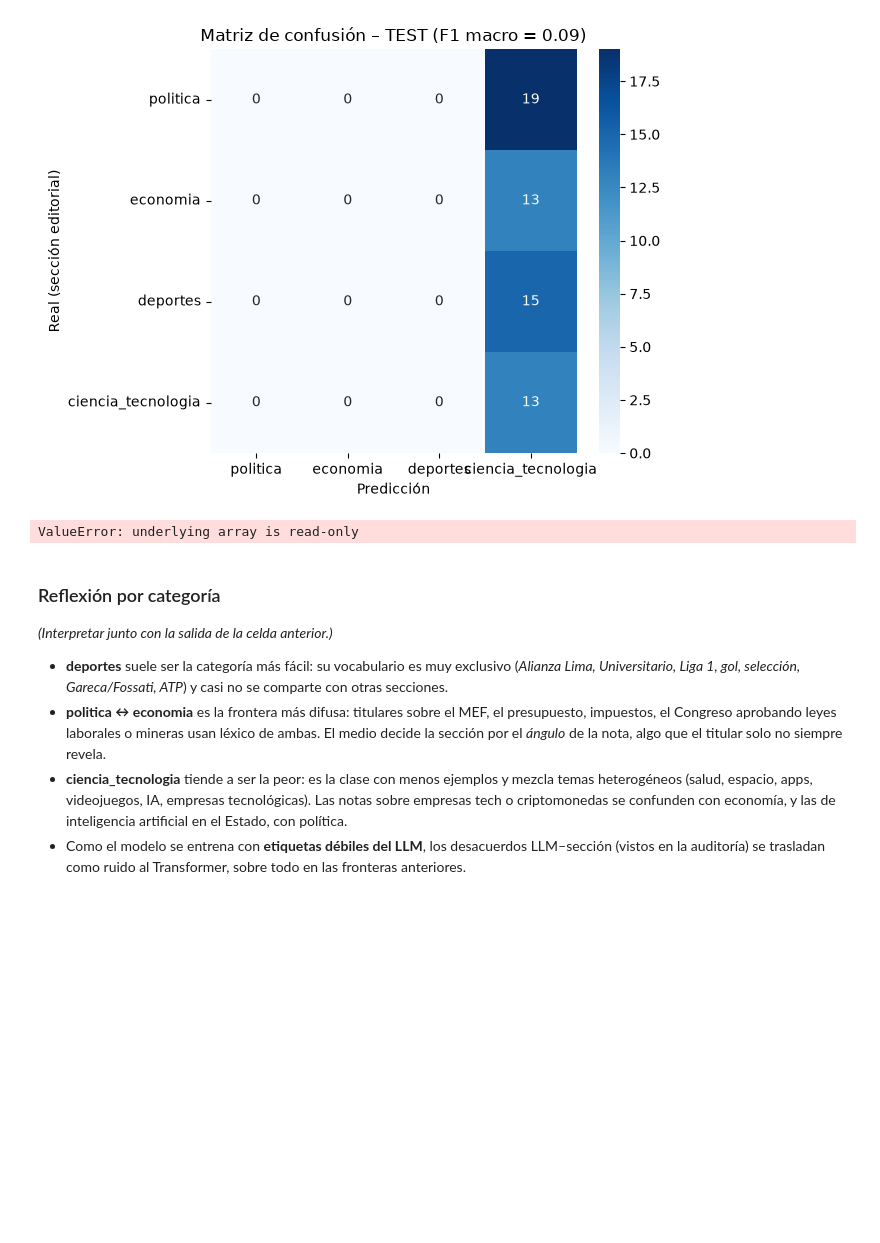
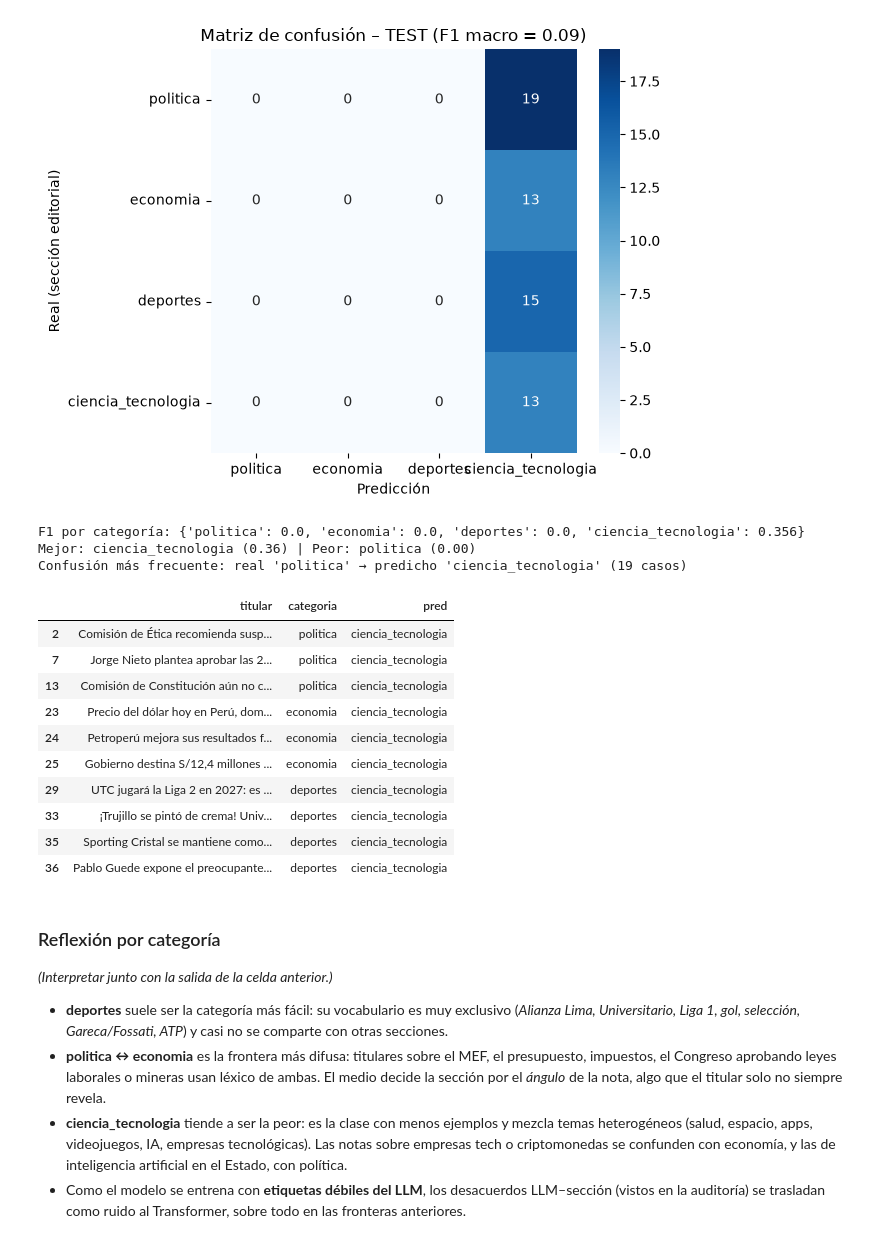
Before and after one commit to loryac21-cyber/tareas-python, a Jupyter notebook: tarea_1/02_clasificacion.ipynb, the cells around one changed output. Drawn from its saved outputs; the diff is of its cells as text; code cells hidden in the pictures; blank space fills up the shorter version.

Commit message:
eval: metricas test, comparativa y matriz de confusión

```diff
--- a/tarea_1/02_clasificacion.ipynb
+++ b/tarea_1/02_clasificacion.ipynb
@@ -373,16 +373,29 @@ ciencia_tecnologia      0.217     1.000     0.356        13
 # %%
 f1_cat = {c: rep[c]["f1-score"] for c in ETIQUETAS}
 mejor, peor = max(f1_cat, key=f1_cat.get), min(f1_cat, key=f1_cat.get)
-cm_off = pd.DataFrame(cm, index=ETIQUETAS, columns=ETIQUETAS)
-np.fill_diagonal(cm_off.values, 0)
-r, c = np.unravel_index(cm_off.values.argmax(), cm_off.shape)
+cm_off = cm.copy()
+np.fill_diagonal(cm_off, 0)
+r, c = np.unravel_index(cm_off.argmax(), cm_off.shape)
 print("F1 por categoría:", {k: round(v, 3) for k, v in f1_cat.items()})
 print(f"Mejor: {mejor} ({f1_cat[mejor]:.2f}) | Peor: {peor} ({f1_cat[peor]:.2f})")
-print(f"Confusión más frecuente: real '{ETIQUETAS[r]}' → predicho '{ETIQUETAS[c]}' ({cm_off.values.max()} casos)")
+print(f"Confusión más frecuente: real '{ETIQUETAS[r]}' → predicho '{ETIQUETAS[c]}' ({cm_off.max()} casos)")
 errores = te.assign(pred=te_pred)[lambda d: d.pred != d.categoria][["titular", "categoria", "pred"]]
 display(errores.head(10))
 # %% [output]
-ValueError: underlying array is read-only
+F1 por categoría: {'politica': 0.0, 'economia': 0.0, 'deportes': 0.0, 'ciencia_tecnologia': 0.356}
+Mejor: ciencia_tecnologia (0.36) | Peor: politica (0.00)
+Confusión más frecuente: real 'politica' → predicho 'ciencia_tecnologia' (19 casos)
+|  | titular | categoria | pred |
+| 2 | Comisión de Ética recomienda susp... | politica | ciencia_tecnologia |
+| 7 | Jorge Nieto plantea aprobar las 2... | politica | ciencia_tecnologia |
+| 13 | Comisión de Constitución aún no c... | politica | ciencia_tecnologia |
+| 23 | Precio del dólar hoy en Perú, dom... | economia | ciencia_tecnologia |
+| 24 | Petroperú mejora sus resultados f... | economia | ciencia_tecnologia |
+| 25 | Gobierno destina S/12,4 millones ... | economia | ciencia_tecnologia |
+| 29 | UTC jugará la Liga 2 en 2027: es ... | deportes | ciencia_tecnologia |
+| 33 | ¡Trujillo se pintó de crema! Univ... | deportes | ciencia_tecnologia |
+| 35 | Sporting Cristal se mantiene como... | deportes | ciencia_tecnologia |
+| 36 | Pablo Guede expone el preocupante... | deportes | ciencia_tecnologia |
 # %% [markdown]
 ### Reflexión por categoría
 *(Interpretar junto con la salida de la celda anterior.)*
```
Also changed, not shown: parts of 3 cells of this notebook, 4 other files.
